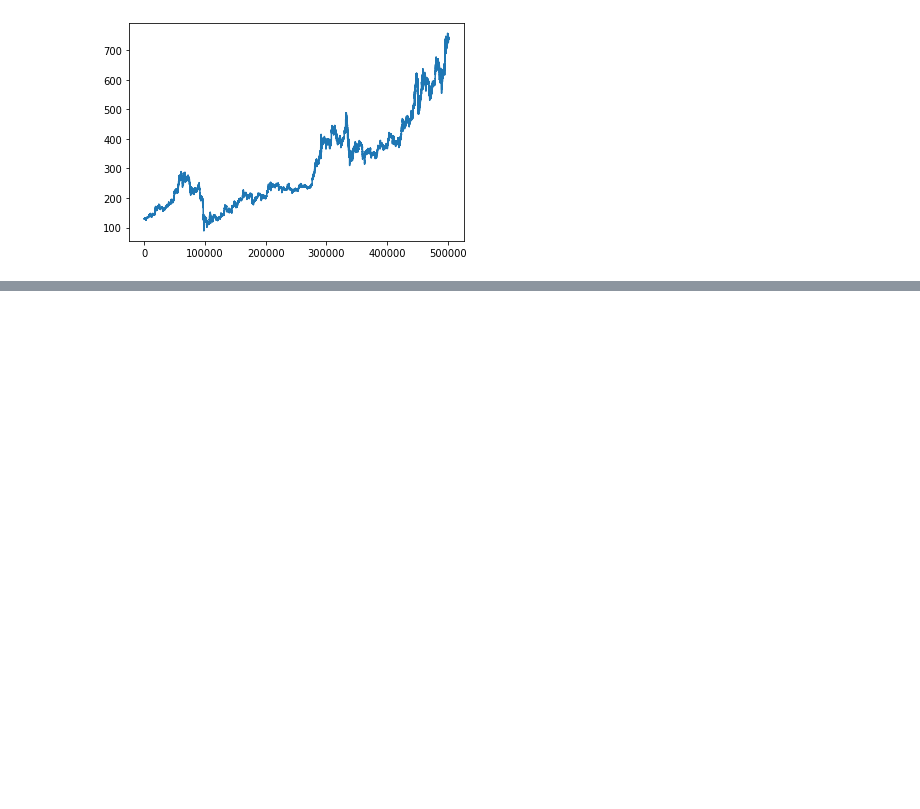
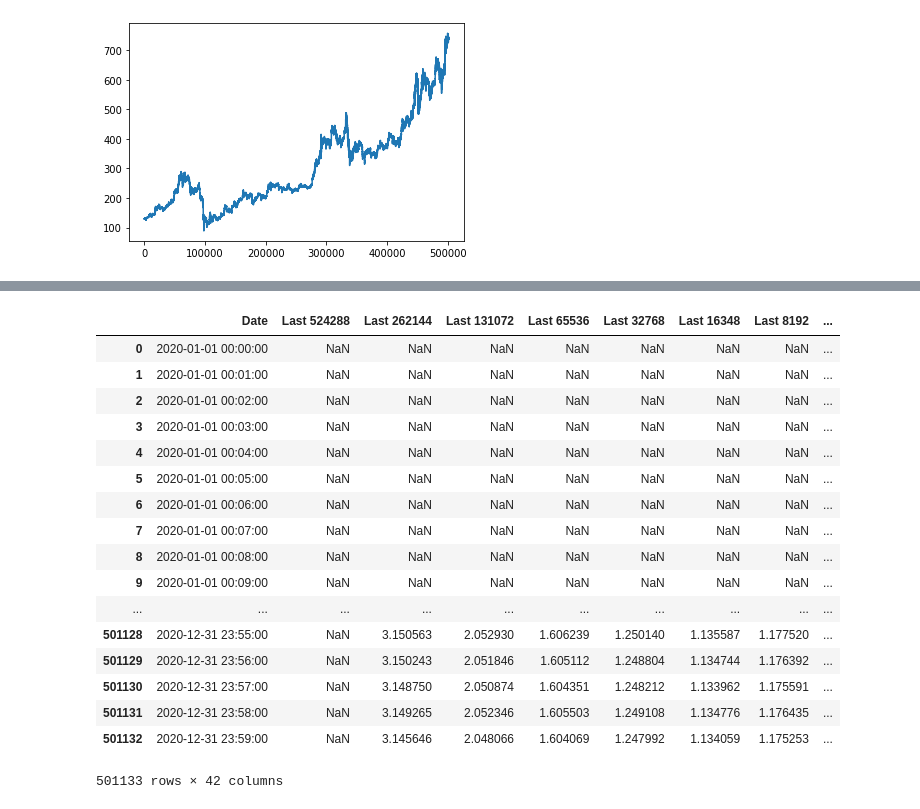
Before and after one commit to Mithotronic/ACTA, a Jupyter notebook: Trend-Finder.ipynb, the cells around one changed output, grey strips where cells are left out. Saved outputs shown, nothing was run; the diff lists cells and outputs as text; code cells hidden in the pictures; blank space fills up the shorter version.

Commit message:
Update Trend-Finder.ipynb
Feature matrix completed

```diff
--- a/Trend-Finder.ipynb
+++ b/Trend-Finder.ipynb
@@ -114,0 +298,2 @@ Rows: 501133
+# %%
+feature_matrix = generateFeatureMatrix(chart)
@@ -114,0 +318,21 @@ Rows: 501133
+# %%
+feature_matrix
+# %% [output]
+|  | Date | Last 524288 | Last 262144 | Last 131072 | Last 65536 | Last 32768 | Last 16348 | Last 8192 | ... |
+| 0 | 2020-01-01 00:00:00 | NaN | NaN | NaN | NaN | NaN | NaN | NaN | ... |
+| 1 | 2020-01-01 00:01:00 | NaN | NaN | NaN | NaN | NaN | NaN | NaN | ... |
+| 2 | 2020-01-01 00:02:00 | NaN | NaN | NaN | NaN | NaN | NaN | NaN | ... |
+| 3 | 2020-01-01 00:03:00 | NaN | NaN | NaN | NaN | NaN | NaN | NaN | ... |
+| 4 | 2020-01-01 00:04:00 | NaN | NaN | NaN | NaN | NaN | NaN | NaN | ... |
+| 5 | 2020-01-01 00:05:00 | NaN | NaN | NaN | NaN | NaN | NaN | NaN | ... |
+| 6 | 2020-01-01 00:06:00 | NaN | NaN | NaN | NaN | NaN | NaN | NaN | ... |
+| 7 | 2020-01-01 00:07:00 | NaN | NaN | NaN | NaN | NaN | NaN | NaN | ... |
+| 8 | 2020-01-01 00:08:00 | NaN | NaN | NaN | NaN | NaN | NaN | NaN | ... |
+| 9 | 2020-01-01 00:09:00 | NaN | NaN | NaN | NaN | NaN | NaN | NaN | ... |
+| ... | ... | ... | ... | ... | ... | ... | ... | ... | ... |
+| 501128 | 2020-12-31 23:55:00 | NaN | 3.150563 | 2.052930 | 1.606239 | 1.250140 | 1.135587 | 1.177520 | ... |
+| 501129 | 2020-12-31 23:56:00 | NaN | 3.150243 | 2.051846 | 1.605112 | 1.248804 | 1.134744 | 1.176392 | ... |
+| 501130 | 2020-12-31 23:57:00 | NaN | 3.148750 | 2.050874 | 1.604351 | 1.248212 | 1.133962 | 1.175591 | ... |
+| 501131 | 2020-12-31 23:58:00 | NaN | 3.149265 | 2.052346 | 1.605503 | 1.249108 | 1.134776 | 1.176435 | ... |
+| 501132 | 2020-12-31 23:59:00 | NaN | 3.145646 | 2.048066 | 1.604069 | 1.247992 | 1.134059 | 1.175253 | ... |
+501133 rows × 42 columns
```
Also changed, not shown: parts of 3 cells of this notebook.
